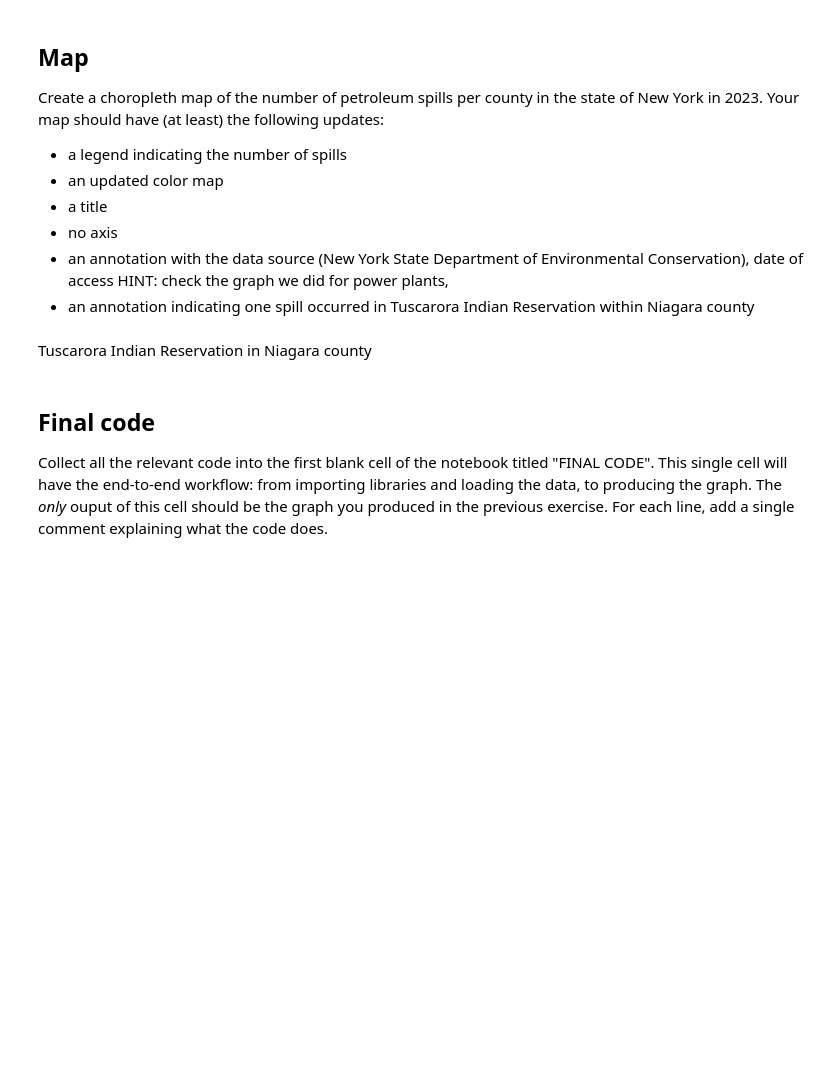
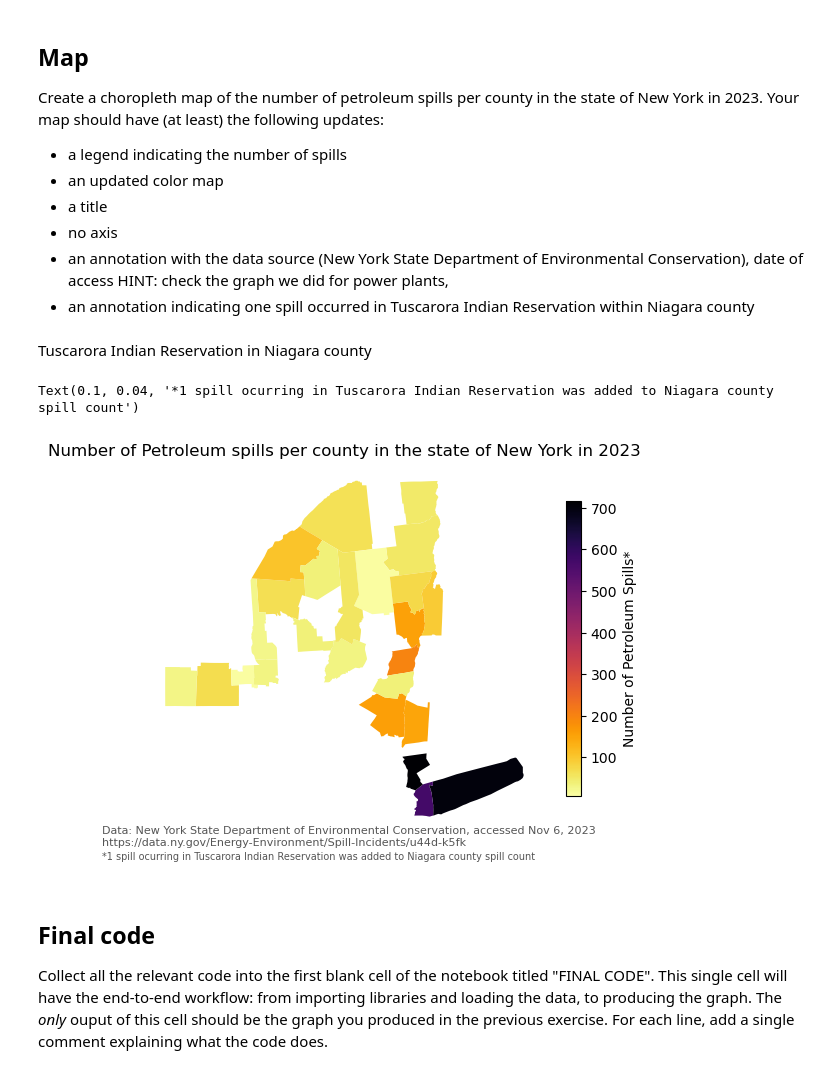
Before and after one commit to amandaherbst/eds220-hwk-3, a Jupyter notebook: hwk3-task1-spills.ipynb, the cells around one changed output. Cells and saved outputs as stored; diff of their text form; code cells hidden in the pictures; blank space fills up the shorter version.

```diff
--- a/hwk3-task1-spills.ipynb
+++ b/hwk3-task1-spills.ipynb
@@ -359,3 +381,18 @@ From our previous exploration we know that Tuscarora Indian Reservation will not
+# %%
+# 1. change county column in spills_per_county
+spills_per_county = spills_per_county.rename(columns={'county':'name'})
+# %%
+# 2. inner join
+ny_counties = pd.merge(ny_counties,
+                       spills_per_county,
+                       how='inner',
+                       on='name')
+# %%
+# add a spill to niagara county
+niagara_index = ny_counties[ny_counties.name == 'Niagara'].index[0]
+# %%
+# add a spill to niagara county
+ny_counties.at[niagara_index, 'n_spills'] = 89
 # %% [markdown]
 ## Map
 Create a choropleth map of the number of petroleum spills per county in the state of New York in 2023.
@@ -373,3 +408,29 @@ Tuscarora Indian Reservation in Niagara county
+# %%
+# your code here
+fig, ax = plt.subplots()
+
+ax.axis('off')
+
+ny_counties.plot(ax = ax,
+                 column = 'n_spills',
+                legend = True,
+                legend_kwds={"shrink":.8,
+                            'label': "Number of Petroleum Spills*"},
+                cmap = 'inferno_r')
+ax.set_title('Number of Petroleum spills per county in the state of New York in 2023')
+ax.annotate("Data: New York State Department of Environmental Conservation, accessed Nov 6, 2023 \nhttps://data.ny.gov/Energy-Environment/Spill-Incidents/u44d-k5fk",
+            xy=(0.1, .07), # position
+            xycoords='figure fraction',
+            fontsize=8,
+            color='#555555')
+ax.annotate("*1 spill ocurring in Tuscarora Indian Reservation was added to Niagara county spill count",
+           xy=(0.1,0.04),
+           xycoords='figure fraction',
+           fontsize=7,
+           color='#555555')
+# %% [output]
+Text(0.1, 0.04, '*1 spill ocurring in Tuscarora Indian Reservation was added to Niagara county spill count')
+[figure, added]
 # %% [markdown]
 ## Final code
 
```
Also changed, not shown: parts of 24 cells of this notebook.
